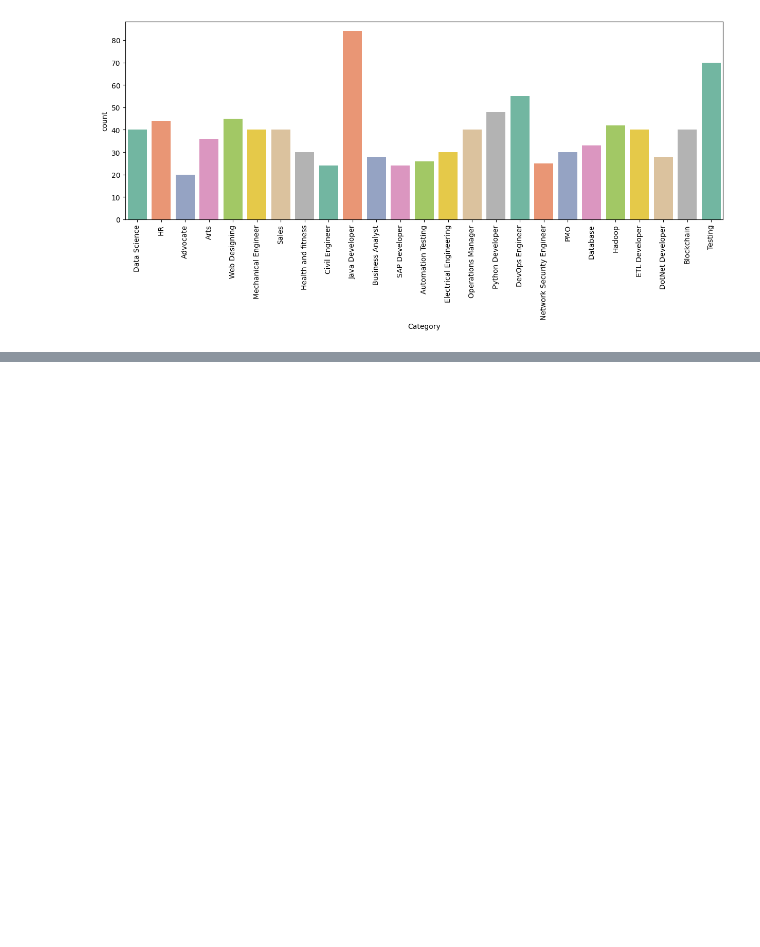
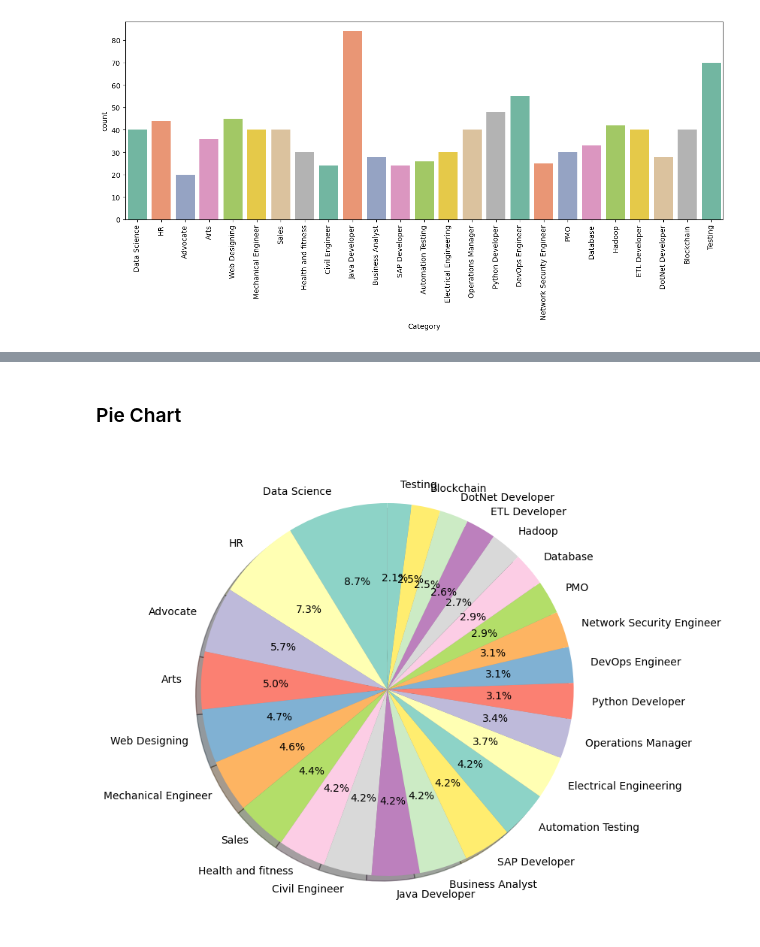
Before and after one commit to Kahkashan2708/-Resume-Analyser-Application-using-NLP-, a Jupyter notebook: Resume_Screening.ipynb, the cells around one changed output, grey strips where cells are left out. Cells and saved outputs as stored; diff of their text form; code cells hidden in the pictures; blank space fills up the shorter version.

Commit message:
added pie chart

```diff
--- a/Resume_Screening.ipynb
+++ b/Resume_Screening.ipynb
@@ -53,0 +65,11 @@ Passing `palette` without assigning `hue` is deprecated and will be removed in v
+# %% [markdown]
+### Pie Chart
+# %%
+counts=df['Category'].value_counts()
+labels=df["Category"].unique()
+plt.figure(figsize=(8, 12))
+colors = plt.cm.Set3.colors[:len(labels)]
+plt.pie(counts, labels=labels, shadow=True, autopct='%1.1f%%', colors=colors, startangle=90)
+plt.show()
+# %% [output]
+[figure, added]
```
Also changed, not shown: parts of 1 cell of this notebook.
